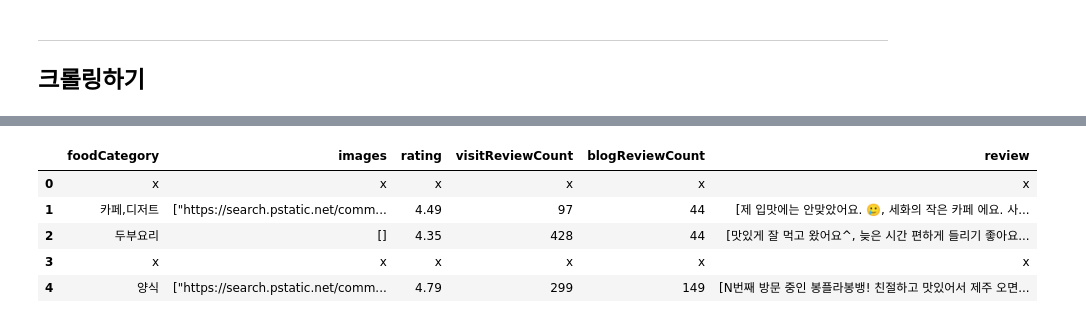
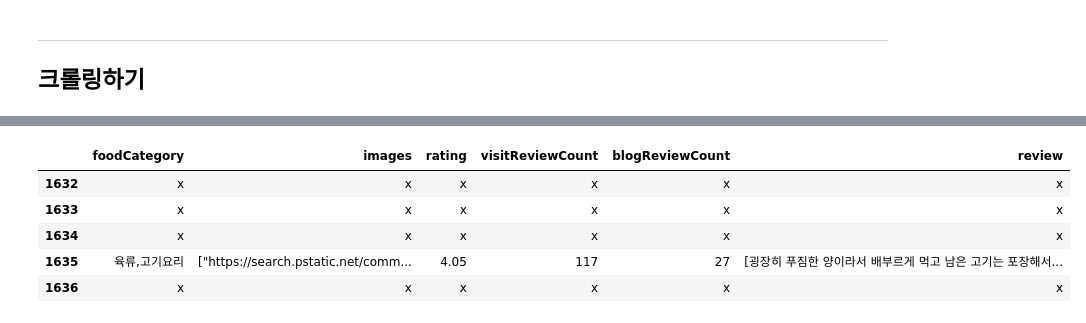
Before and after one commit to JejuTravelApp/DataAnalysis, a Jupyter notebook: TY_제주도식당_scrapy.ipynb, the cells around one changed output, grey strips where cells are left out. Saved outputs shown, nothing was run; the diff lists cells and outputs as text; code cells hidden in the pictures.

```diff
--- a/TY_제주도식당_scrapy.ipynb
+++ b/TY_제주도식당_scrapy.ipynb
@@ -75,7 +83,7 @@ def extract_review():
     time.sleep(0.5)
     driver.find_element(By.XPATH, '//*[@id="app-root"]/div/div/div/div[6]/div[3]/div[3]/div[2]/div/a').send_keys(Keys.ENTER)
     time.sleep(0.5)
-    for i in range(1, 5): # 더보기 눌러놓고 30개 가져오기
+    for i in range(1, 31): # 더보기 눌러놓고 30개 가져오기
         try:  # 사진 있는 후기는 div 3번째에 텍스트 위치
             driver.find_element(By.XPATH, '//*[@id="app-root"]/div/div/div/div[6]/div[3]/div[3]/div[1]/ul/li['+str(i)+']/div[3]/a').send_keys(Keys.ENTER) # 텍스트 전체 볼 수 있게 클릭
             # print('리뷰가 저장됨')
@@ -110,12 +118,12 @@ crawlingRatingData = [] # 식당 평점을 저장할 리스트
 
 result_df = pd.DataFrame()
 # len(scrapy_df)
-for i in range(0, 1):
-    # url = f"https://map.naver.com/v5/search/{scrapy_df['사업장명'][i]} {scrapy_df['도로명전체주소'][i]}"
-    url = f"https://map.naver.com/v5/search/숙성도 노형본관"
+for i in range(len(scrapy_df)):
+    url = f"https://map.naver.com/v5/search/{scrapy_df['사업장명'][i]} {scrapy_df['도로명전체주소'][i]}"
+    # url = f"https://map.naver.com/v5/search/숙성도 노형본관"
     # url = f"https://map.naver.com/v5/search/가시림 카페 제주 서귀포시 표선면 녹산로 5번길 171"
     driver.get(url)
-    time.sleep(random.uniform(1, 1.5))
+    time.sleep(2)
     #app-root > div > div > div > div:nth-child(5) > div > div:nth-child(2) > div.place_section_content > div > div.O8qbU.pSavy > div > a > div:nth-child(2) > div > span.A_cdD > div
     #app-root > div > div > div > div:nth-child(5) > div > div:nth-child(2) > div.place_section_content > div > div.O8qbU.pSavy > div > a > div:nth-child(2)
     try:
@@ -207,13 +234,13 @@ dfdsfsd
 # %%
 # 출력 옵션 설정 (컬럼 너비 조정)
 # pd.set_option('display.max_colwidth', None) # 길이 제한 해제
-pd.set_option('display.max_colwidth', 50) # 길이 기본 값
+# pd.set_option('display.max_colwidth', 50) # 길이 기본 값
 # %%
-result_df.head()
+result_df.tail()
 # %% [output]
 |  | foodCategory | images | rating | visitReviewCount | blogReviewCount | review |
-| 0 | x | x | x | x | x | x |
-| 1 | 카페,디저트 | ["https://search.pstatic.net/comm... | 4.49 | 97 | 44 | [제 입맛에는 안맞았어요. 🥲, 세화의 작은 카페 에요. 사... |
-| 2 | 두부요리 | [] | 4.35 | 428 | 44 | [맛있게 잘 먹고 왔어요^, 늦은 시간 편하게 들리기 좋아요... |
-| 3 | x | x | x | x | x | x |
-| 4 | 양식 | ["https://search.pstatic.net/comm... | 4.79 | 299 | 149 | [N번째 방문 중인 봉플라봉뱅! 친절하고 맛있어서 제주 오면... |
+| 1632 | x | x | x | x | x | x |
+| 1633 | x | x | x | x | x | x |
+| 1634 | x | x | x | x | x | x |
+| 1635 | 육류,고기요리 | ["https://search.pstatic.net/comm... | 4.05 | 117 | 27 | [굉장히 푸짐한 양이라서 배부르게 먹고 남은 고기는 포장해서... |
+| 1636 | x | x | x | x | x | x |
```
Also changed, not shown: parts of 3 cells of this notebook, 1 other file.
